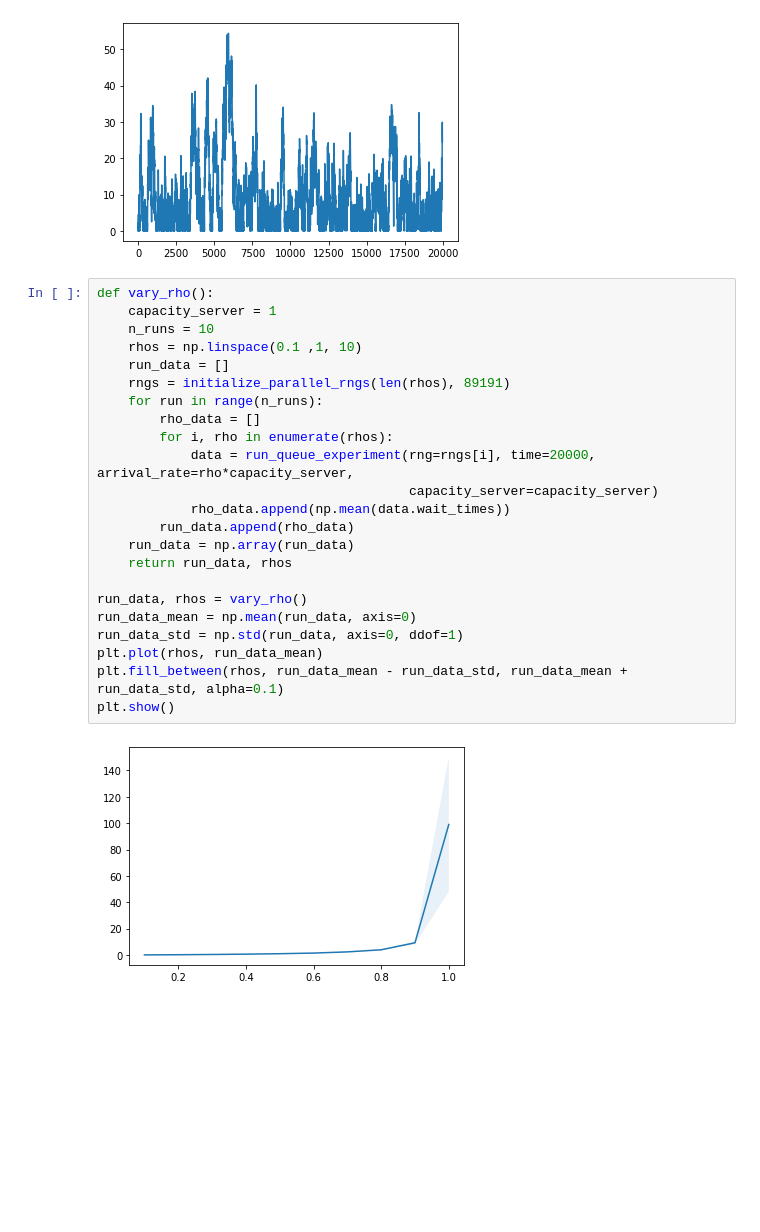
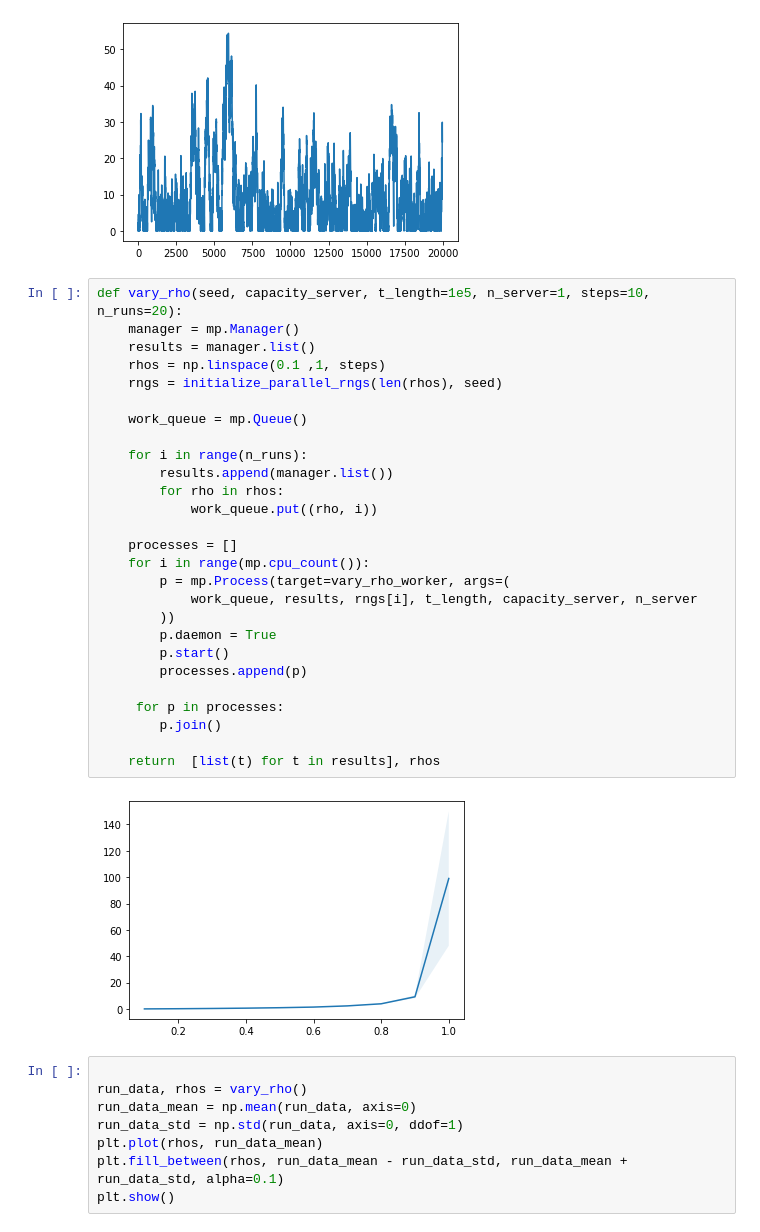
Before and after one commit to Maloup/Stochastic_assignment_2, a Jupyter notebook: Result_visualization.ipynb, the cells around one changed output. Drawn from its saved outputs; the diff is of its cells as text; blank space fills up the shorter version.

```diff
--- a/Result_visualization.ipynb
+++ b/Result_visualization.ipynb
@@ -26,22 +39,36 @@ plt.show()
 17969
 17969
 [figure]
+# %%
+def vary_rho(seed, capacity_server, t_length=1e5, n_server=1, steps=10, n_runs=20):
+    manager = mp.Manager()
+    results = manager.list()
+    rhos = np.linspace(0.1 ,1, steps)
+    rngs = initialize_parallel_rngs(len(rhos), seed)
+
+    work_queue = mp.Queue()
+
+    for i in range(n_runs):
+        results.append(manager.list())
+        for rho in rhos:
+            work_queue.put((rho, i))
+
+    processes = []
+    for i in range(mp.cpu_count()):
+        p = mp.Process(target=vary_rho_worker, args=(
+            work_queue, results, rngs[i], t_length, capacity_server, n_server
+        ))
+        p.daemon = True
+        p.start()
+        processes.append(p)
+
+     for p in processes:
+        p.join()
+
+    return  [list(t) for t in results], rhos
+# %% [output]
+[figure, added]
 # %%
-def vary_rho():
-    capacity_server = 1
-    n_runs = 10
-    rhos = np.linspace(0.1 ,1, 10)
-    run_data = []
-    rngs = initialize_parallel_rngs(len(rhos), 89191)
-    for run in range(n_runs):
-        rho_data = []
-        for i, rho in enumerate(rhos):
-            data = run_queue_experiment(rng=rngs[i], time=20000, arrival_rate=rho*capacity_server,
-                                        capacity_server=capacity_server)
-            rho_data.append(np.mean(data.wait_times))
-        run_data.append(rho_data)
-    run_data = np.array(run_data)
-    return run_data, rhos
 
 run_data, rhos = vary_rho()
 run_data_mean = np.mean(run_data, axis=0)
@@ -49,6 +76,4 @@ run_data_std = np.std(run_data, axis=0, ddof=1)
 plt.plot(rhos, run_data_mean)
 plt.fill_between(rhos, run_data_mean - run_data_std, run_data_mean + run_data_std, alpha=0.1)
 plt.show()
-# %% [output]
-[figure, removed]
 # %%
```
Also changed, not shown: parts of 7 cells of this notebook, 2 other files.
